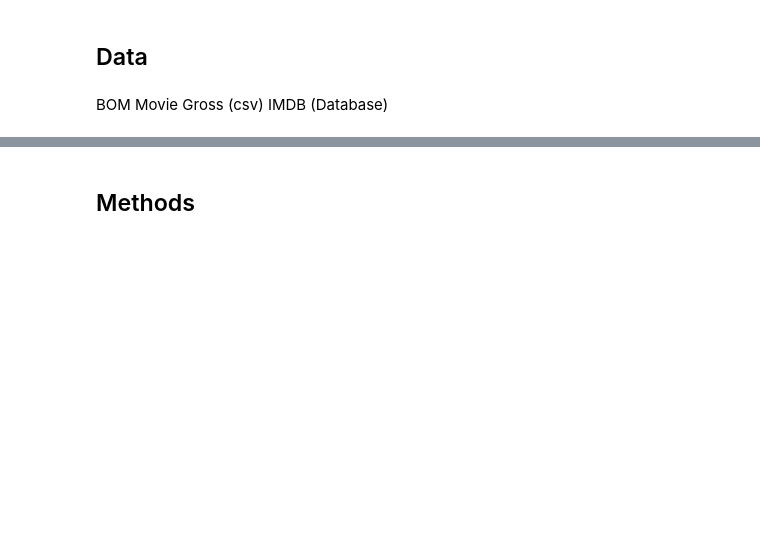
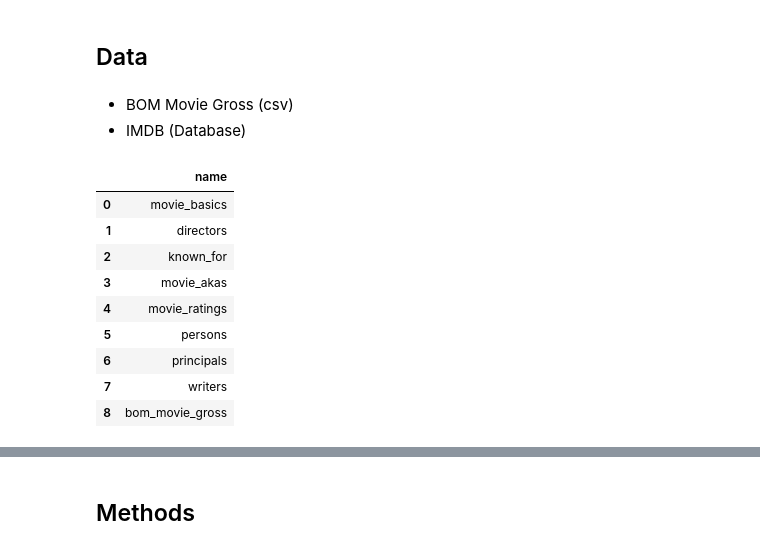
Before and after one commit to hannahdallas/movies, a Jupyter notebook: notebooks/final.ipynb, the cells around one changed output, grey strips where cells are left out. Saved outputs shown, nothing was run; the diff lists cells and outputs as text; code cells hidden in the pictures; blank space fills up the shorter version.

```diff
--- a/notebooks/final.ipynb
+++ b/notebooks/final.ipynb
@@ -7,5 +12,5 @@ Your company would like to start a movie studio and is asking us to recommend th
 # %% [markdown]
 ## Data
 # %% [markdown]
-BOM Movie Gross (csv)
-IMDB (Database)
+* BOM Movie Gross (csv)
+* IMDB (Database)
@@ -11,0 +27,20 @@ IMDB (Database)
+# %%
+# review tables in the database (make sure bom is still added)
+pd.read_sql("""
+
+SELECT name
+FROM sqlite_master
+WHERE type = "table"
+
+""", conn)
+# %% [output]
+|  | name |
+| 0 | movie_basics |
+| 1 | directors |
+| 2 | known_for |
+| 3 | movie_akas |
+| 4 | movie_ratings |
+| 5 | persons |
+| 6 | principals |
+| 7 | writers |
+| 8 | bom_movie_gross |
```
Also changed, not shown: parts of 7 cells of this notebook, 2 other files.
